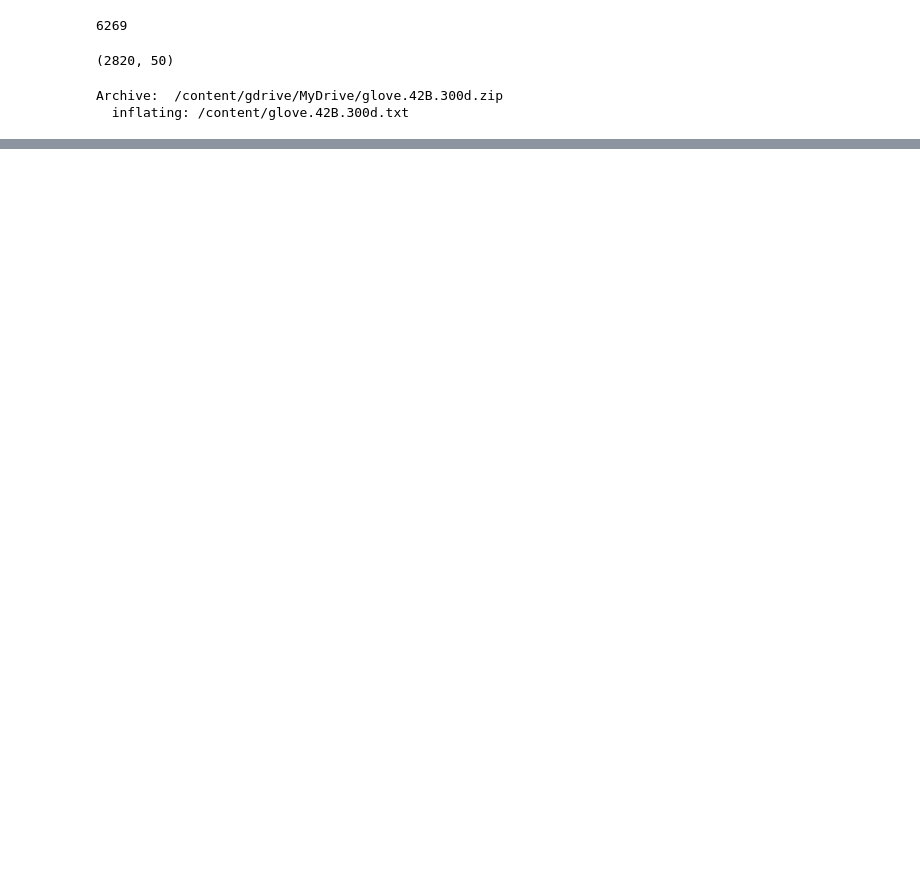
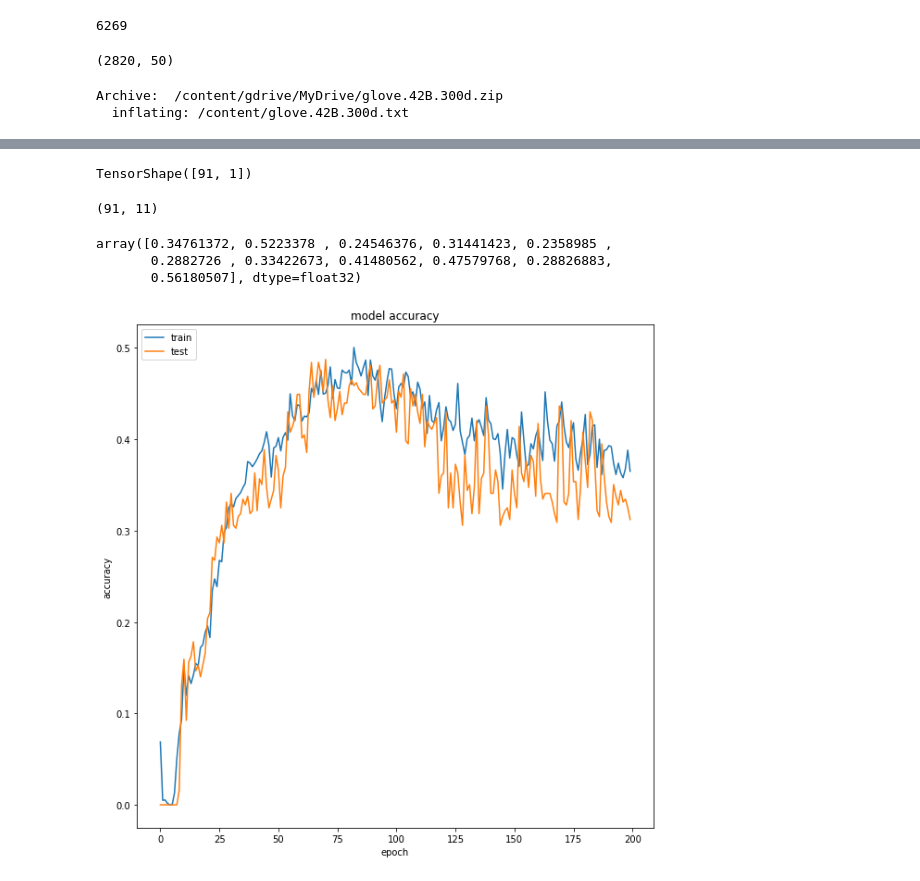
Before and after one commit to saptarshidatta96/MTech_Sem3, a Jupyter notebook: NLU_ASSIGNMENT_2.ipynb, the cells around one changed output, grey strips where cells are left out. Cells and saved outputs as stored; diff of their text form; code cells hidden in the pictures; blank space fills up the shorter version.

```diff
--- a/NLU_ASSIGNMENT_2.ipynb
+++ b/NLU_ASSIGNMENT_2.ipynb
@@ -165,7 +171,7 @@ Archive:  /content/gdrive/MyDrive/glove.42B.300d.zip
 glove_file = "glove.42B.300d.txt"
 import tqdm
 
-EMBEDDING_VECTOR_LENGTH = 50 # <=200
+EMBEDDING_VECTOR_LENGTH = 200 # <=200
 def construct_embedding_matrix(glove_file, word_index):
     embedding_dict = {}
     with open(glove_file,'r') as f:
@@ -290,0 +204,20 @@ callbacks = [EarlyStopping(monitor='val_accuracy', patience=5)]
+# %%
+def LSTM_Model(embedding_matrix):
+  model = models.Sequential()
+  model.add(Embedding(len(word_index) + 1,
+                            EMBEDDING_VECTOR_LENGTH,
+                            weights=[embedding_matrix],
+                            input_length=50,
+                            trainable=False))
+  model.add(SpatialDropout1D(0.4))
+  model.add(CuDNNLSTM(176, return_sequences=True))
+  model.add(Dropout(0.8))
+  model.add(CuDNNLSTM(64, return_sequences=True))
+  model.add(Dropout(0.8))
+  model.add(CuDNNLSTM(32))
+  model.add(Dense(11,activation='sigmoid'))
+  return model
+# %%
+model = LSTM_Model(embedding_matrix)
+model.summary()
+model.compile(loss='binary_crossentropy', optimizer='adam', metrics = ['accuracy'])
@@ -291,8 +242,9 @@ callbacks = [EarlyStopping(monitor='val_accuracy', patience=5)]
 # %%
-model.fit(x_train, train_label,
-            epochs=50,
-            #callbacks=callbacks,
+callbacks = [EarlyStopping(monitor='val_loss', patience=5)]
+history = model.fit(x_train, train_label,
+            epochs=200,
+            #callbacks = callbacks,
             validation_data=(x_val, valid_label),
             verbose=2,
-            batch_size=128)
+            batch_size=64)
 # %% [output]
@@ -316,0 +284,26 @@ Epoch 50/50
+# %%
+x_test.shape
+# %% [output]
+TensorShape([91, 1])
+# %%
+predictions.shape
+# %% [output]
+(91, 11)
+# %%
+predictions[0]
+# %% [output]
+array([0.34761372, 0.5223378 , 0.24546376, 0.31441423, 0.2358985 ,
+       0.2882726 , 0.33422673, 0.41480562, 0.47579768, 0.28826883,
+       0.56180507], dtype=float32)
+# %%
+plt.figure(figsize=(10, 10))
+# summarize history for accuracy
+plt.plot(history.history['accuracy'])
+plt.plot(history.history['val_accuracy'])
+plt.title('model accuracy')
+plt.ylabel('accuracy')
+plt.xlabel('epoch')
+plt.legend(['train', 'test'], loc='upper left')
+plt.show()
+# %% [output]
+[figure, added]
```
Also changed, not shown: parts of 13 cells of this notebook.
